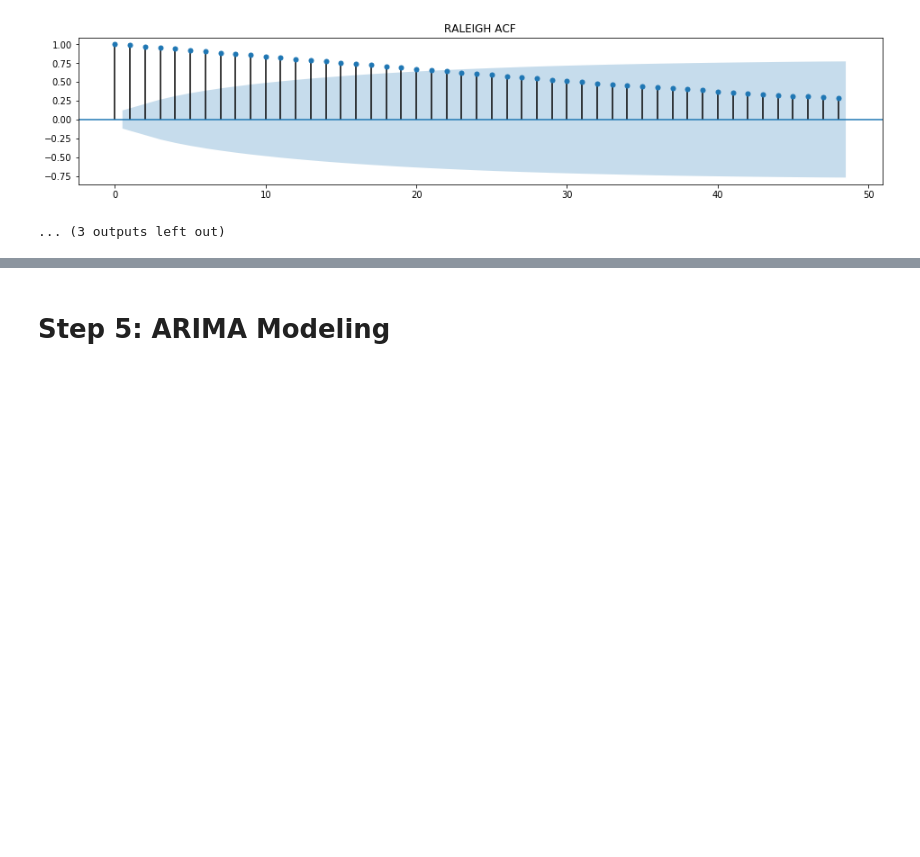
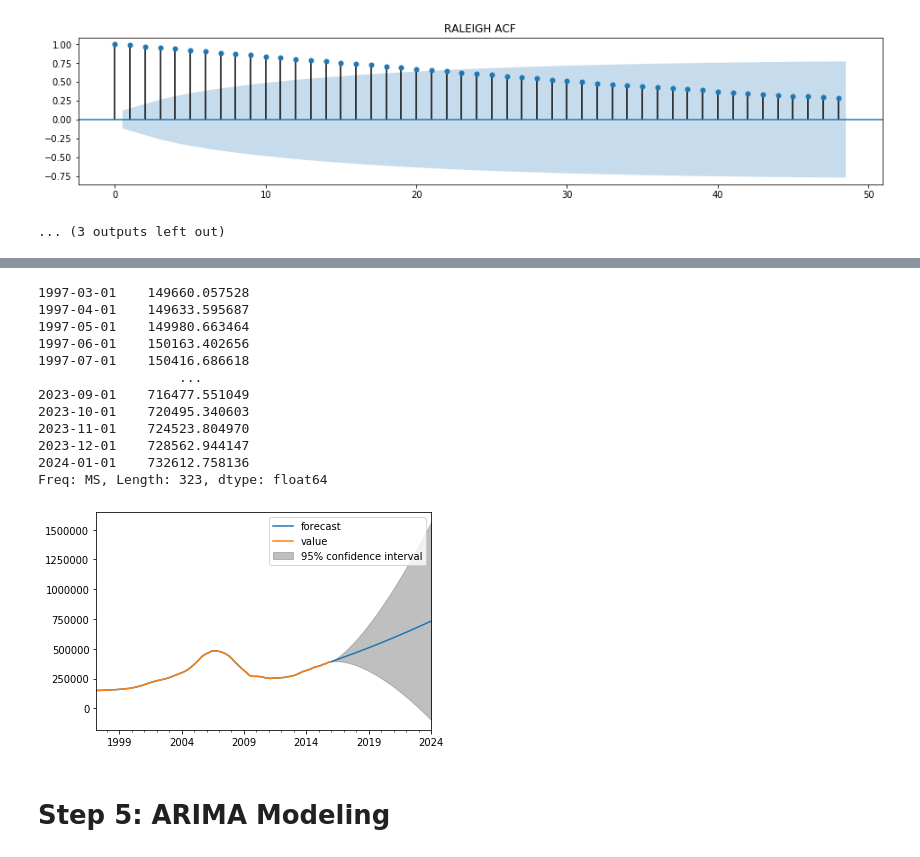
Before and after one commit to daveajstearns/mod4_project, a Jupyter notebook: starter_notebook.ipynb, the cells around one changed output, grey strips where cells are left out. Cells and saved outputs as stored; diff of their text form; code cells hidden in the pictures; blank space fills up the shorter version.

```diff
--- a/starter_notebook.ipynb
+++ b/starter_notebook.ipynb
@@ -614,3 +634,24 @@ TypeError: __new__() missing 2 required positional arguments: 'endog' and 'order
+# %%
+model = ARIMA(miami['1997':'2015'], order=(1,2,2))
+# %%
+fit = model.fit(disp=0)
+# %%
+fit.plot_predict(end='2024')
+fit.predict(end='2024', typ='levels')
+# %% [output]
+1997-03-01    149660.057528
+1997-04-01    149633.595687
+1997-05-01    149980.663464
+1997-06-01    150163.402656
+1997-07-01    150416.686618
+                  ...
+2023-09-01    716477.551049
+2023-10-01    720495.340603
+2023-11-01    724523.804970
+2023-12-01    728562.944147
+2024-01-01    732612.758136
+Freq: MS, Length: 323, dtype: float64
+[figure, added]
 # %% [markdown]
 # Step 5: ARIMA Modeling
 # %% [markdown]
```
Also changed, not shown: parts of 3 cells of this notebook.
